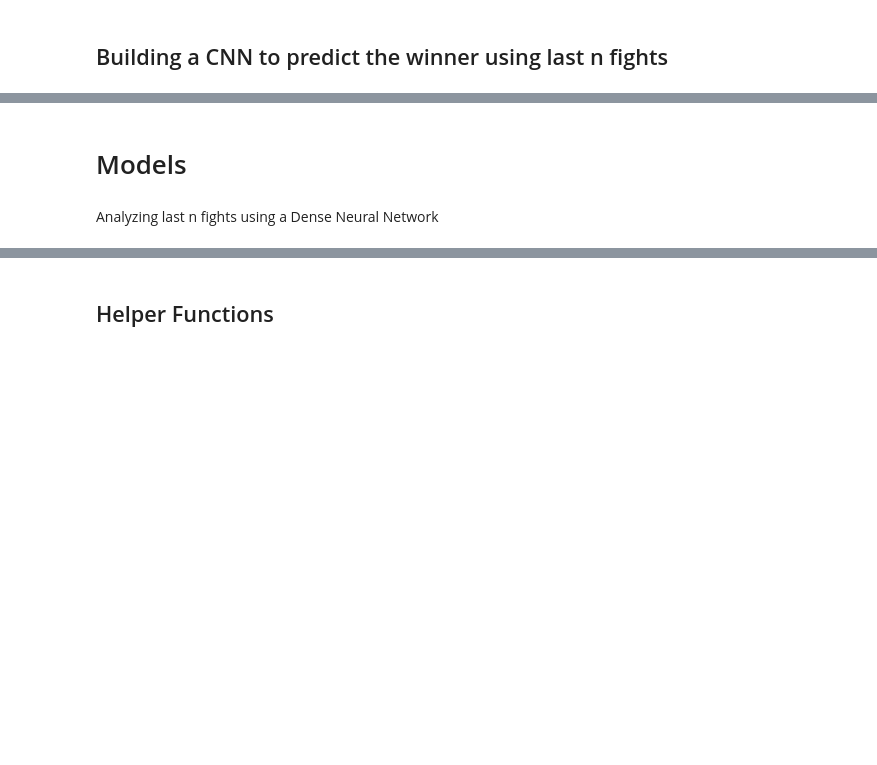
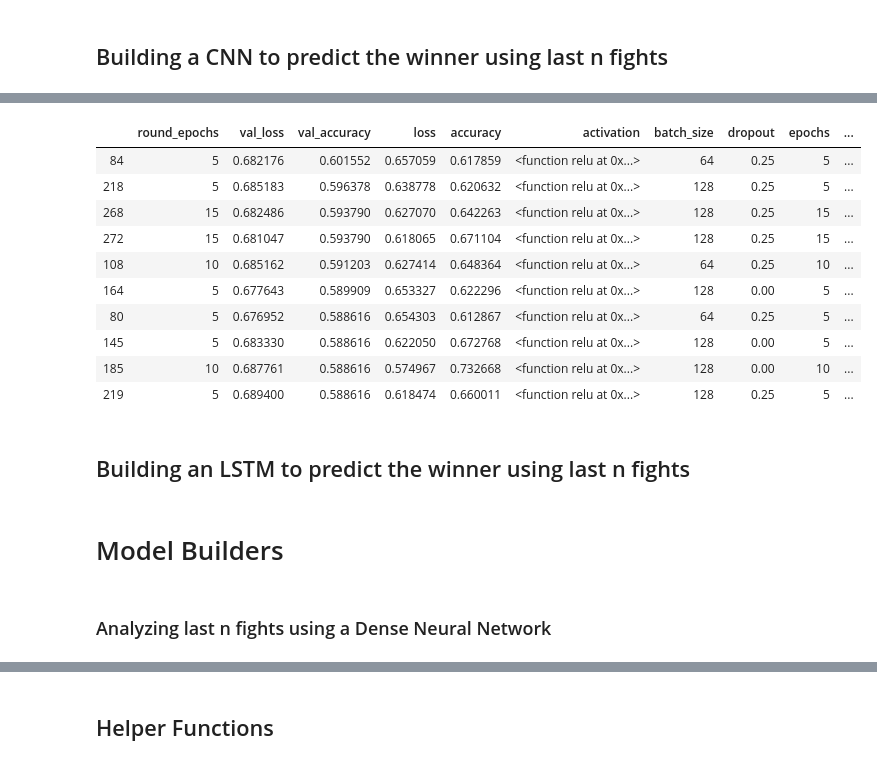
Before and after one commit to JamesPeralta/UFC-Fight-Predictor, a Jupyter notebook: predict_on_last_n_fights/DNN.ipynb, the cells around one changed output, grey strips where cells are left out. Cells and saved outputs as stored; diff of their text form; code cells hidden in the pictures; blank space fills up the shorter version.

```diff
--- a/predict_on_last_n_fights/DNN.ipynb
+++ b/predict_on_last_n_fights/DNN.ipynb
@@ -149,25 +142,24 @@ X_test length (644, 5, 85), y_test length (644,)
 # %%
 # Define hyperparameters to use in Grid Search
 cnn_params = {'lr': (0.2, 1, 2),
-     'first_neuron': [64, 128],
-     'kernel_size': [2],
+     'num_filters': [64, 128],
+     'kernel_size': [1, 2, 3],
      'batch_size': [64, 128],
-     'epochs': [10, 20],
+     'epochs': [5, 10, 15],
      'dropout': (0, 0.5, 2),
      'flatten_layer': [100, 150],
      'optimizer': [Adam],
-     'shapes':['brick', 'funnel'],
      'losses': [binary_crossentropy],
      'activation': [relu],
      'last_activation': [sigmoid]}
 # %%
 # Create the Neural Network
-model = ta.Scan(x=X_train,
+cnn_model = ta.Scan(x=X_train,
                 y=y_train,
                 model=get_cnn,
                 params=cnn_params,
                 experiment_name="UFC_5_Fight_Predictor_CNN")
 # %%
-results_df = model.data
+results_df = cnn_model.data
 # %%
-top_10_dnn = results_df.sort_values(by=['val_accuracy'], ascending=False) # .head(10)
+top_10_cnn = results_df.sort_values(by=['val_accuracy'], ascending=False).head(10)
@@ -190,2 +166,14 @@ top_10_dnn
-# %% [markdown]
-# Models
+# %%
+top_10_cnn
+# %% [output]
+|  | round_epochs | val_loss | val_accuracy | loss | accuracy | activation | batch_size | dropout | epochs | ... |
+| 84 | 5 | 0.682176 | 0.601552 | 0.657059 | 0.617859 | <function relu at 0x...> | 64 | 0.25 | 5 | ... |
+| 218 | 5 | 0.685183 | 0.596378 | 0.638778 | 0.620632 | <function relu at 0x...> | 128 | 0.25 | 5 | ... |
+| 268 | 15 | 0.682486 | 0.593790 | 0.627070 | 0.642263 | <function relu at 0x...> | 128 | 0.25 | 15 | ... |
+| 272 | 15 | 0.681047 | 0.593790 | 0.618065 | 0.671104 | <function relu at 0x...> | 128 | 0.25 | 15 | ... |
+| 108 | 10 | 0.685162 | 0.591203 | 0.627414 | 0.648364 | <function relu at 0x...> | 64 | 0.25 | 10 | ... |
+| 164 | 5 | 0.677643 | 0.589909 | 0.653327 | 0.622296 | <function relu at 0x...> | 128 | 0.00 | 5 | ... |
+| 80 | 5 | 0.676952 | 0.588616 | 0.654303 | 0.612867 | <function relu at 0x...> | 64 | 0.25 | 5 | ... |
+| 145 | 5 | 0.683330 | 0.588616 | 0.622050 | 0.672768 | <function relu at 0x...> | 128 | 0.00 | 5 | ... |
+| 185 | 10 | 0.687761 | 0.588616 | 0.574967 | 0.732668 | <function relu at 0x...> | 128 | 0.00 | 10 | ... |
+| 219 | 5 | 0.689400 | 0.588616 | 0.618474 | 0.660011 | <function relu at 0x...> | 128 | 0.25 | 5 | ... |
@@ -192,3 +182,7 @@ top_10_dnn
+# %% [markdown]
+## Building an LSTM to predict the winner using last n fights
+# %% [markdown]
+# Model Builders
 # %%
 # Model imports
 from keras.models import Sequential
@@ -197,5 +191,5 @@ from keras.optimizers import Adam, Nadam, RMSprop
 from keras.losses import logcosh, binary_crossentropy
 from keras.activations import relu, elu, sigmoid
 # %% [markdown]
-Analyzing last n fights using a Dense Neural Network
+### Analyzing last n fights using a Dense Neural Network
 # %%
```
Also changed, not shown: parts of 24 cells of this notebook, 15 other files.
